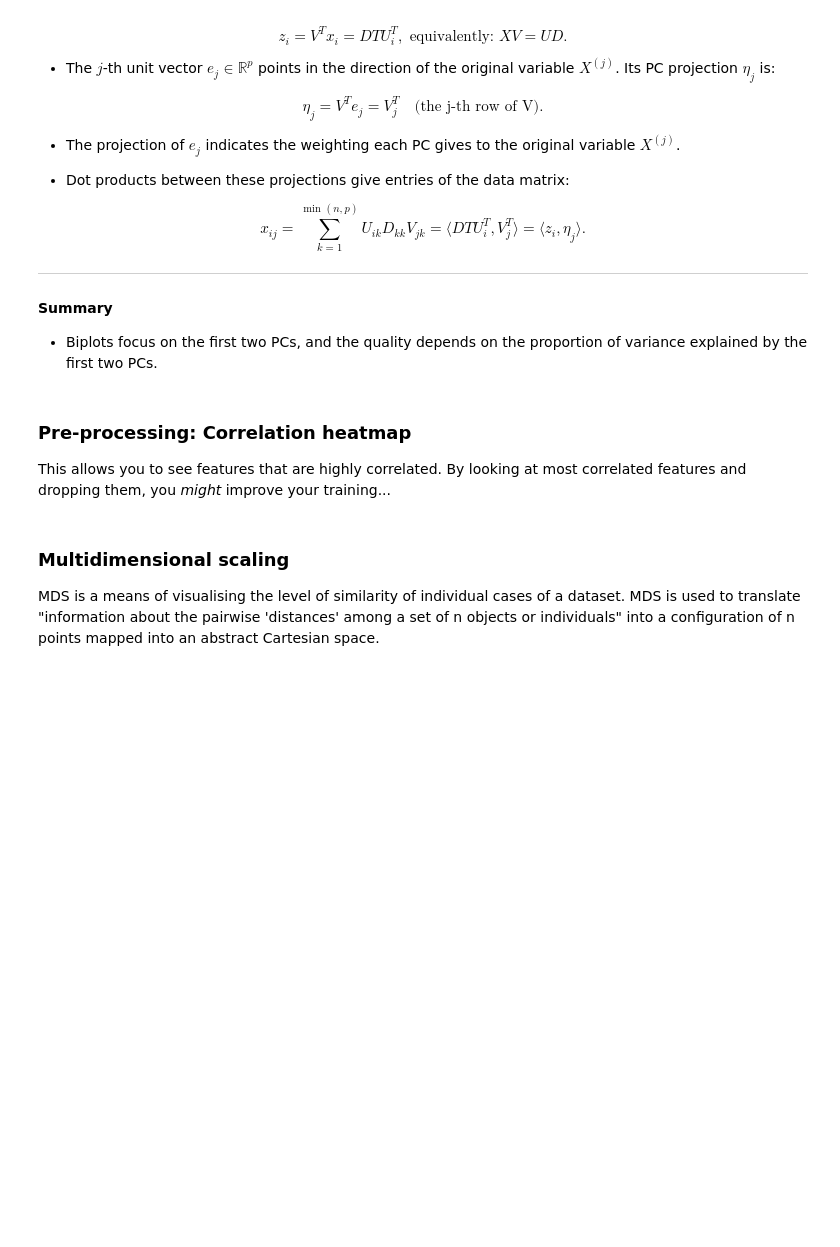
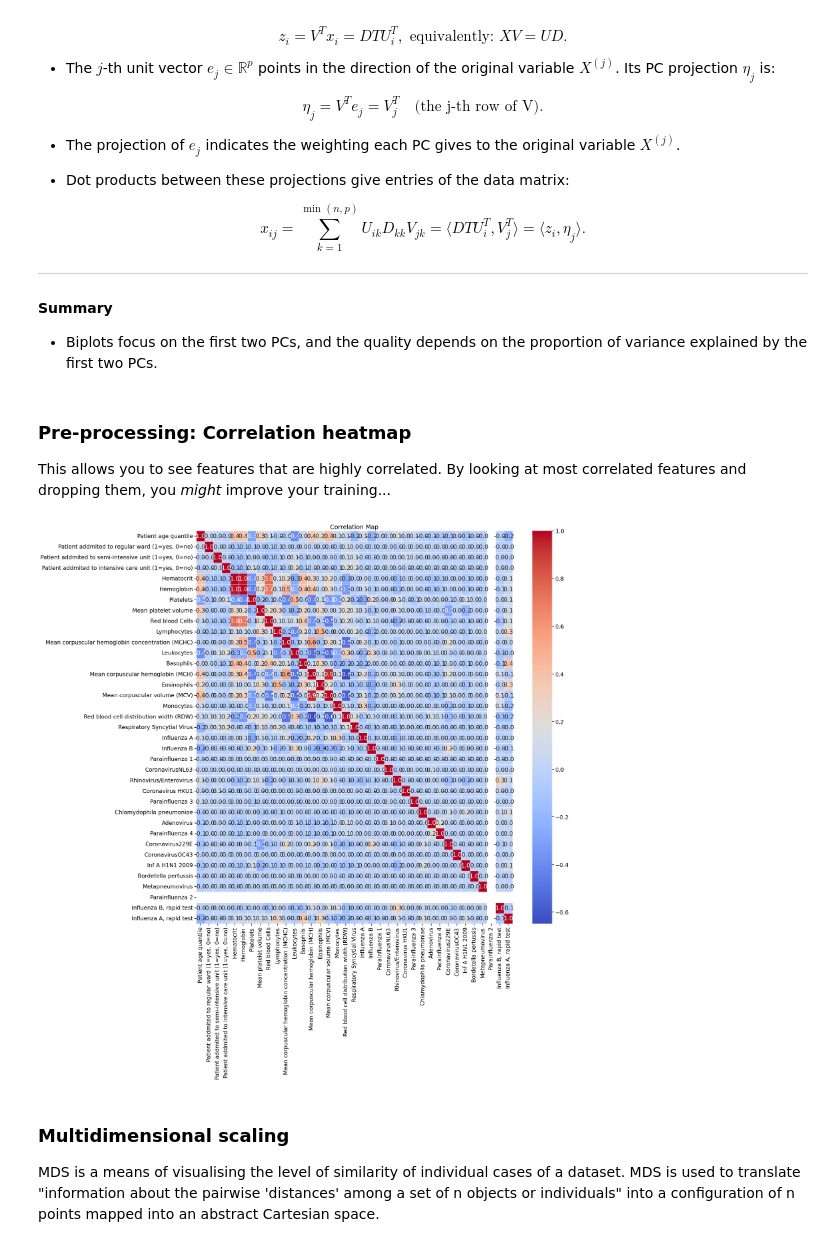
Before and after one commit to kyradelray/Covid, a Jupyter notebook: sao_paulo HDS-CDT-2024-M01_Practical-Day-I.ipynb, the cells around one changed output. Cells and saved outputs as stored; diff of their text form; code cells hidden in the pictures; blank space fills up the shorter version.

Commit message:
Added code to plot correlation heat map, moved missingness threshold to 90%, dropped correlated data

```diff
--- a/sao_paulo HDS-CDT-2024-M01_Practical-Day-I.ipynb
+++ b/sao_paulo HDS-CDT-2024-M01_Practical-Day-I.ipynb
@@ -108,7 +108,7 @@ X_norm = X.replace({'not_detected':0,
 X_new = X_norm.copy()
 for i in X_norm.columns:
   #  print(X_norm[i].isnull().mean())
-    if X_norm[i].isnull().mean() >= 0.77:
+    if X_norm[i].isnull().mean() >= 0.90:
         X_new.drop([i], axis=1, inplace=True)
 
 print(X_new.shape)
@@ -136,3 +171,7 @@ y_en = np.array(y_en)
+# %%
+# drop correlated and missing data
+
+X_new2.drop(['Hemoglobin', 'Mean corpuscular hemoglobin (MCV)', 'Parainfluenza 2'], axis=1, inplace=True)
 # %% [markdown]
 #### Visualise the number of benign and malignant samples
 # %%
@@ -373,13 +412,17 @@ biplot_PCA(X_norm, y_en, class_labels, 2)
 This allows you to see features that are highly correlated. By looking at most correlated features and dropping them, you _might_ improve your training...
 # %%
 # visualise correlations by heatmap
-f, ax = plt.subplots(figsize=(15, 15))
-sns.heatmap(data.corr(numeric_only=True), annot=True, linewidths=0.5,
+f, ax = plt.subplots(figsize=(21, 21))
+sns.heatmap(X_new2.corr(numeric_only=True), annot=True, linewidths=0.5,
             fmt='.1f', ax=ax, cmap='coolwarm')
 plt.xticks(rotation=90)
 plt.yticks(rotation=0)
 plt.title('Correlation Map')
 plt.show()
+
+X_new2.drop(['Hemoglobin', 'Mean corpuscular hemoglobin (MCV)', 'Parainfluenza 2'], axis=1, inplace=True)
+# %% [output]
+[figure, added]
 # %%
 # Based on the heatmap --> choose the best features for your learning methods
 # Drop highly correlated so we can use one feature instead of all of them
```
Also changed, not shown: parts of 3 cells of this notebook.
